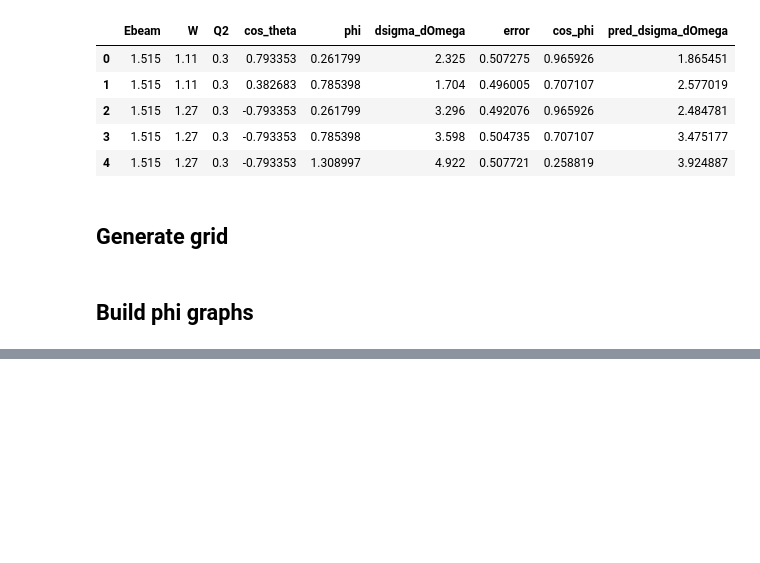
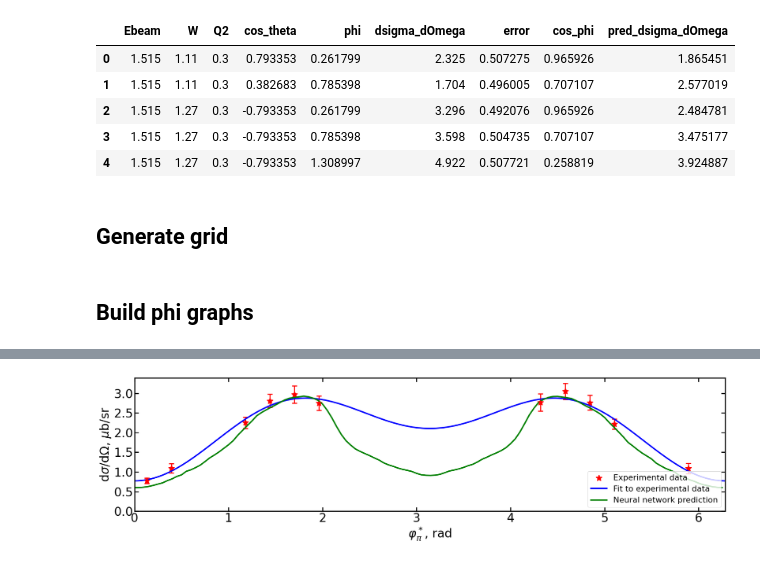
Before and after one commit to SINPML/pi_n_xsec, a Jupyter notebook: basic/phi_dep_eval.ipynb, the cells around one changed output, grey strips where cells are left out. Cells and saved outputs as stored; diff of their text form; code cells hidden in the pictures; blank space fills up the shorter version.

```diff
--- a/basic/phi_dep_eval.ipynb
+++ b/basic/phi_dep_eval.ipynb
@@ -286,3 +402,7 @@ plot_joint_cross_sections(df, df_grid, E_beam=5.754, W=1.23, Q2=1.715, cos_theta
+# %%
+plot_joint_cross_sections_en(df, df_grid, E_beam=5.754, W=1.23, Q2=1.715, cos_theta=-0.5)
+# %% [output]
+[figure, added]
 # %%
 # for E in  tqdm.tqdm(df_grid.Ebeam.unique()):
 #     for Q2 in tqdm.tqdm(df[df.Ebeam==E].Q2.unique()):
```
Also changed, not shown: parts of 5 cells of this notebook, 2 other files.
